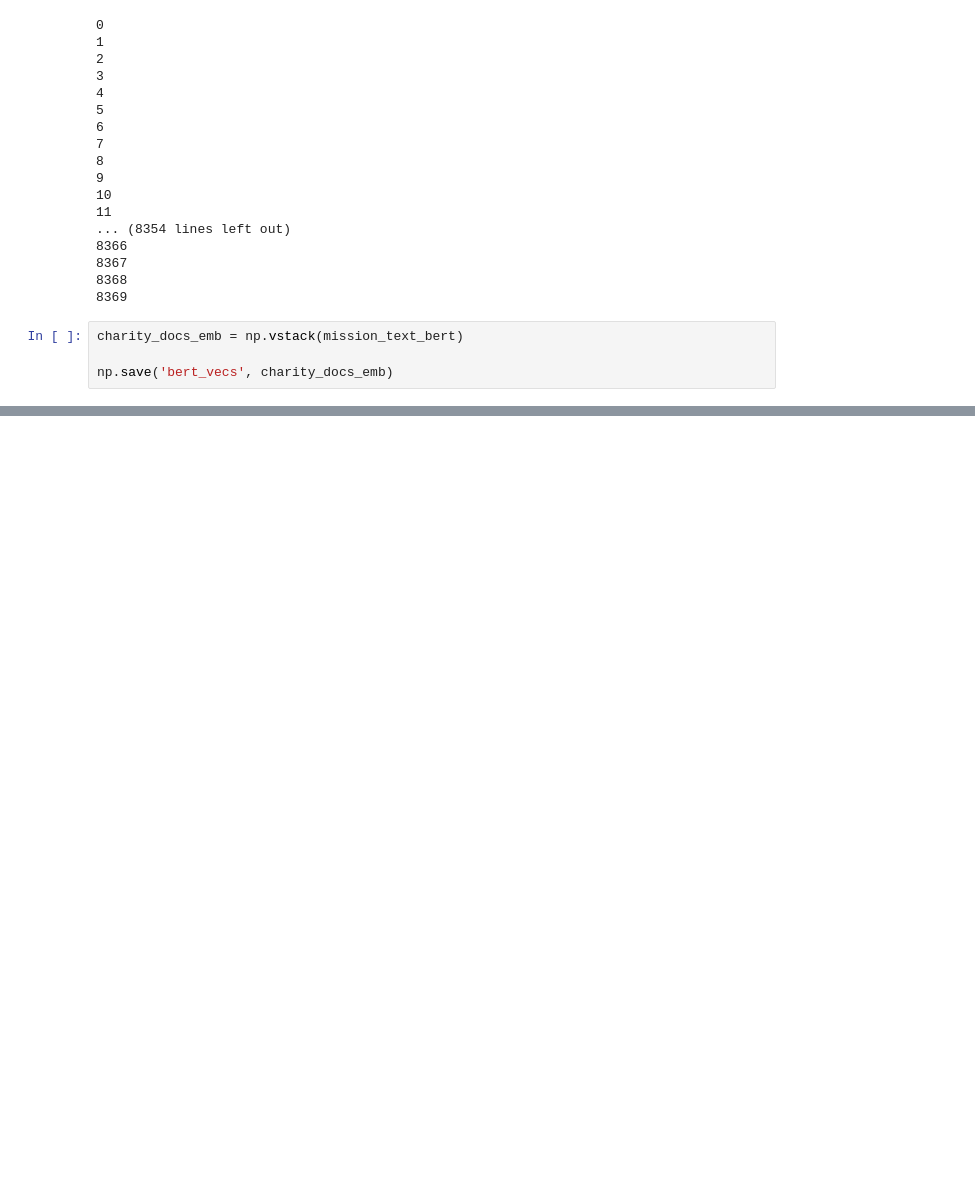
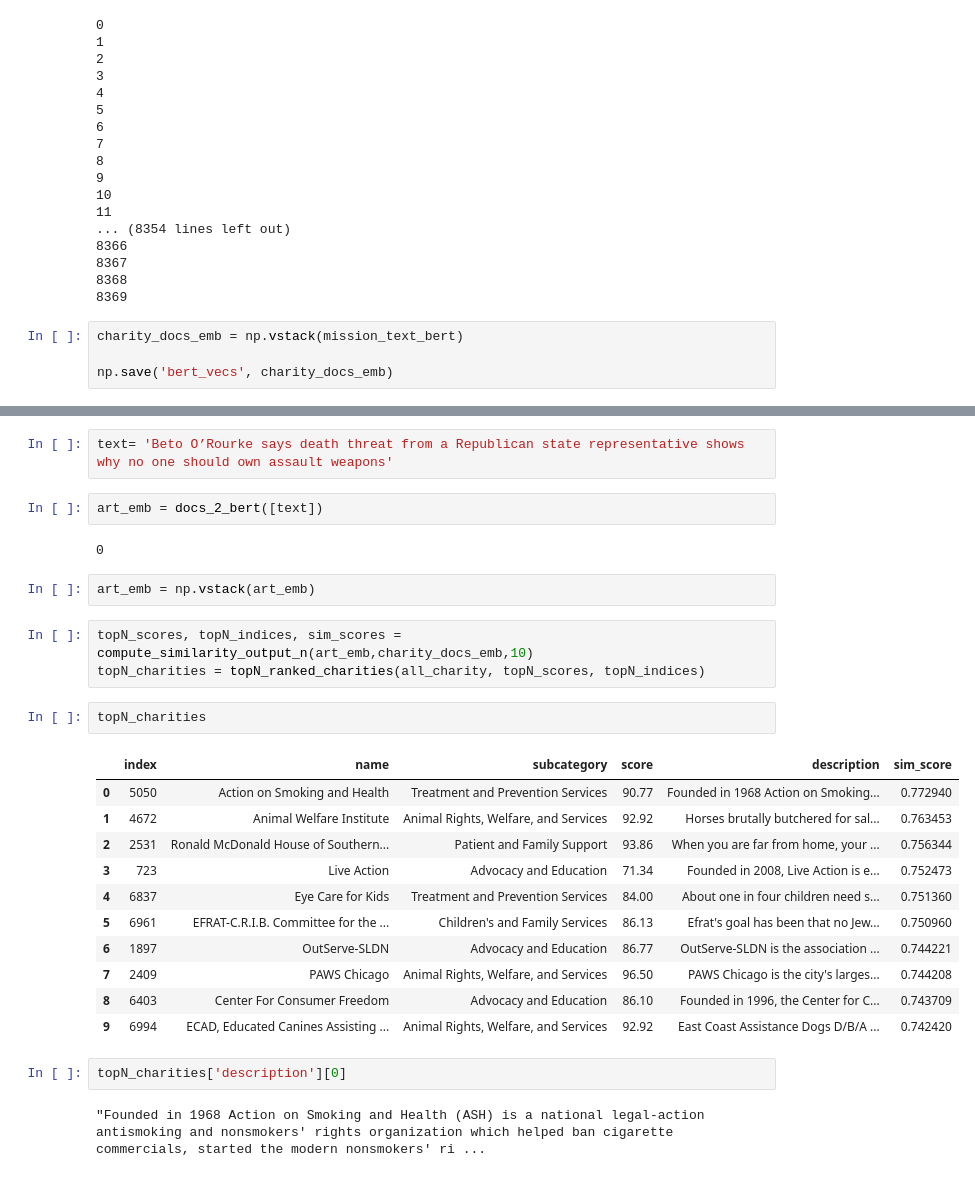
Before and after one commit to achanales/Giver, a Jupyter notebook: notebooks/4.5 Testing Bert Word Embedding.ipynb, the cells around one changed output, grey strips where cells are left out. Drawn from its saved outputs; the diff is of its cells as text; blank space fills up the shorter version.

```diff
--- a/notebooks/4.5 Testing Bert Word Embedding.ipynb
+++ b/notebooks/4.5 Testing Bert Word Embedding.ipynb
@@ -192,0 +172,29 @@ idx
+# %%
+text= 'Beto O’Rourke says death threat from a Republican state representative shows why no one should own assault weapons'
+# %%
+art_emb = docs_2_bert([text])
+# %% [output]
+0
+# %%
+art_emb = np.vstack(art_emb)
+# %%
+topN_scores, topN_indices, sim_scores = compute_similarity_output_n(art_emb,charity_docs_emb,10)
+topN_charities = topN_ranked_charities(all_charity, topN_scores, topN_indices)
+# %%
+topN_charities
+# %% [output]
+|  | index | name | subcategory | score | description | sim_score |
+| 0 | 5050 | Action on Smoking and Health | Treatment and Prevention Services | 90.77 | Founded in 1968 Action on Smoking... | 0.772940 |
+| 1 | 4672 | Animal Welfare Institute | Animal Rights, Welfare, and Services | 92.92 | Horses brutally butchered for sal... | 0.763453 |
+| 2 | 2531 | Ronald McDonald House of Southern... | Patient and Family Support | 93.86 | When you are far from home, your ... | 0.756344 |
+| 3 | 723 | Live Action | Advocacy and Education | 71.34 | Founded in 2008, Live Action is e... | 0.752473 |
+| 4 | 6837 | Eye Care for Kids | Treatment and Prevention Services | 84.00 | About one in four children need s... | 0.751360 |
+| 5 | 6961 | EFRAT-C.R.I.B. Committee for the ... | Children's and Family Services | 86.13 | Efrat's goal has been that no Jew... | 0.750960 |
+| 6 | 1897 | OutServe-SLDN | Advocacy and Education | 86.77 | OutServe-SLDN is the association ... | 0.744221 |
+| 7 | 2409 | PAWS Chicago | Animal Rights, Welfare, and Services | 96.50 | PAWS Chicago is the city's larges... | 0.744208 |
+| 8 | 6403 | Center For Consumer Freedom | Advocacy and Education | 86.10 | Founded in 1996, the Center for C... | 0.743709 |
+| 9 | 6994 | ECAD, Educated Canines Assisting ... | Animal Rights, Welfare, and Services | 92.92 | East Coast Assistance Dogs D/B/A ... | 0.742420 |
+# %%
+topN_charities['description'][0]
+# %% [output]
+"Founded in 1968 Action on Smoking and Health (ASH) is a national legal-action antismoking and nonsmokers' rights organization which helped ban cigarette commercials, started the modern nonsmokers' ri ...
```
Also changed, not shown: parts of 18 cells of this notebook, 12 other files.
